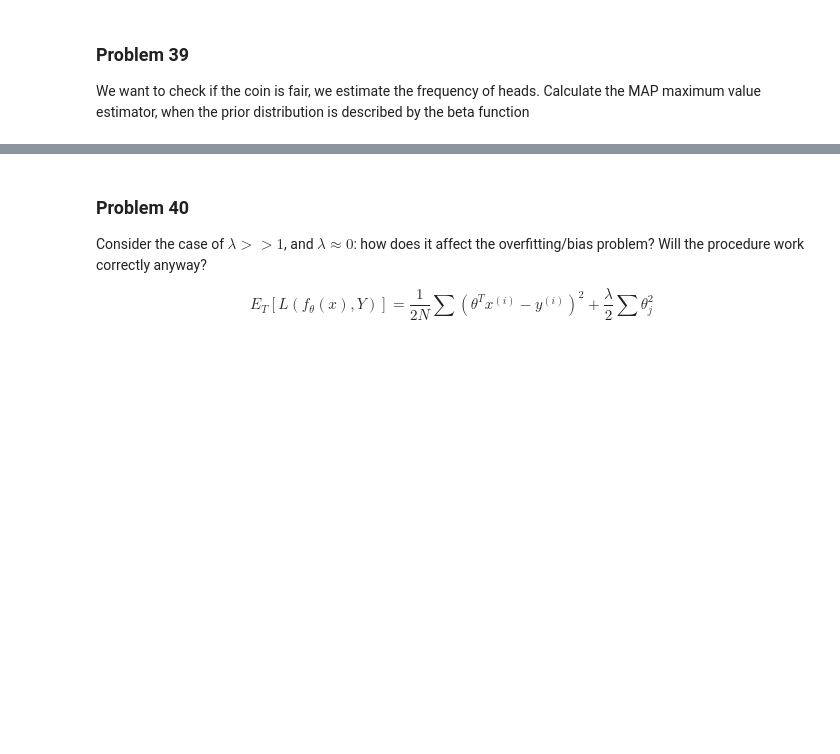
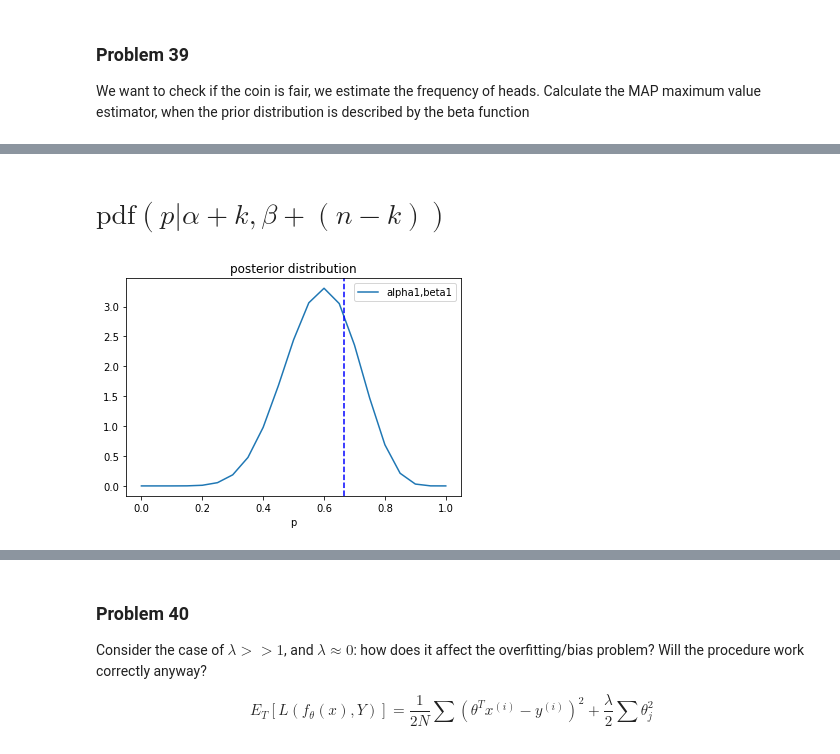
Before and after one commit to kmiec96/Modern-data-science, a Jupyter notebook: ML_2021_set6.ipynb, the cells around one changed output, grey strips where cells are left out. Cells and saved outputs as stored; diff of their text form; code cells hidden in the pictures; blank space fills up the shorter version.

```diff
--- a/ML_2021_set6.ipynb
+++ b/ML_2021_set6.ipynb
@@ -123,0 +207,14 @@ The Bayes theorem gives:
+# %% [markdown]
+# $\text{pdf}(p|\alpha+k, \beta+(n-k))$
+# %%
+alpha = alpha + k
+beta = beta + (n-k)
+ps,posterior_values = total_beta_pdf(alpha,beta)
+plt.title('posterior distribution')
+plt.xlabel('p')
+plt.plot(ps,posterior_values, label = 'alpha1,beta1')
+plt.axvline(x= true_p, color='blue', linestyle='--')
+plt.legend()
+plt.show()
+# %% [output]
+[figure, added]
```
Also changed, not shown: parts of 19 cells of this notebook.
